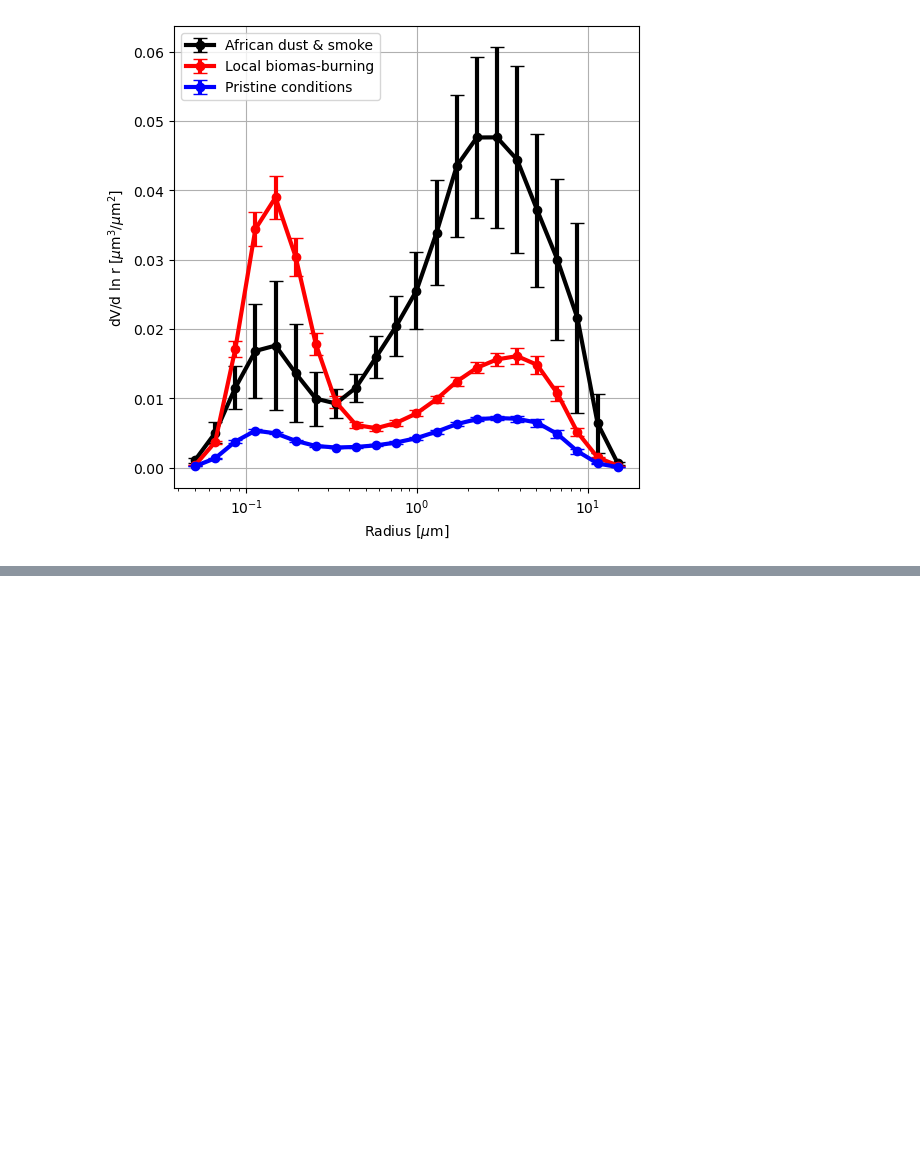
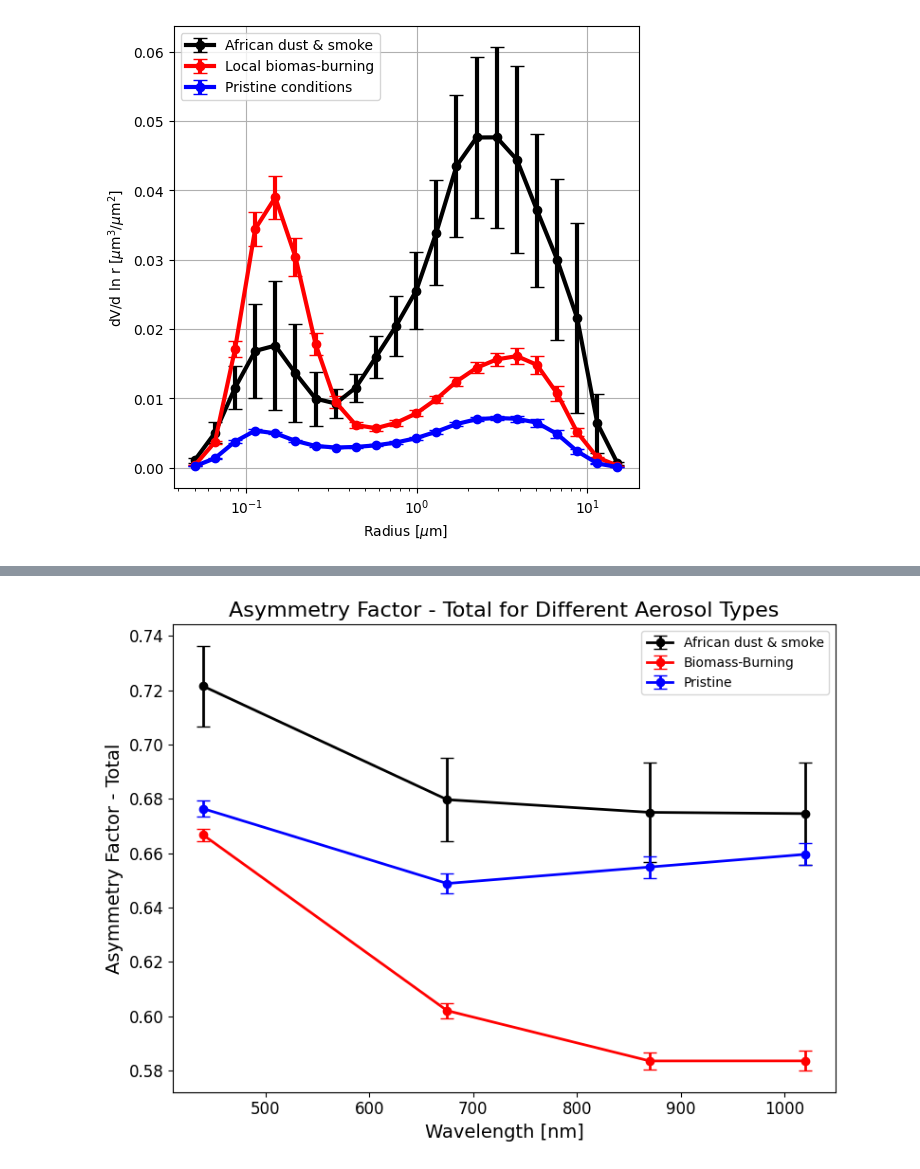
Before and after one commit to marcomac27/paper_AERONET_RI, a Jupyter notebook: Avaliacao_propriedades_AERONET.ipynb, the cells around one changed output, grey strips where cells are left out. Saved outputs shown, nothing was run; the diff lists cells and outputs as text; code cells hidden in the pictures; blank space fills up the shorter version.

```diff
--- a/Avaliacao_propriedades_AERONET.ipynb
+++ b/Avaliacao_propriedades_AERONET.ipynb
@@ -294,0 +394,47 @@ plt.show()
+# %%
+# Asymmetry Factor - Total calculations
+AF1 = [calculate_stats(df_selecionado['Asymmetry_Factor-Total[440nm]'])[0],
+       calculate_stats(df_selecionado['Asymmetry_Factor-Total[675nm]'])[0],
+       calculate_stats(df_selecionado['Asymmetry_Factor-Total[870nm]'])[0],
+       calculate_stats(df_selecionado['Asymmetry_Factor-Total[1020nm]'])[0]]
+AF1_E = [calculate_stats(df_selecionado['Asymmetry_Factor-Total[440nm]'])[1],
+         calculate_stats(df_selecionado['Asymmetry_Factor-Total[675nm]'])[1],
+         calculate_stats(df_selecionado['Asymmetry_Factor-Total[870nm]'])[1],
+         calculate_stats(df_selecionado['Asymmetry_Factor-Total[1020nm]'])[1]]
+
+AF2 = [calculate_stats(df_selecionado2['Asymmetry_Factor-Total[440nm]'])[0],
+       calculate_stats(df_selecionado2['Asymmetry_Factor-Total[675nm]'])[0],
+       calculate_stats(df_selecionado2['Asymmetry_Factor-Total[870nm]'])[0],
+       calculate_stats(df_selecionado2['Asymmetry_Factor-Total[1020nm]'])[0]]
+AF2_E = [calculate_stats(df_selecionado2['Asymmetry_Factor-Total[440nm]'])[1],
+         calculate_stats(df_selecionado2['Asymmetry_Factor-Total[675nm]'])[1],
+         calculate_stats(df_selecionado2['Asymmetry_Factor-Total[870nm]'])[1],
+         calculate_stats(df_selecionado2['Asymmetry_Factor-Total[1020nm]'])[1]]
+
+AF3 = [calculate_stats(df_selecionado3['Asymmetry_Factor-Total[440nm]'])[0],
+       calculate_stats(df_selecionado3['Asymmetry_Factor-Total[675nm]'])[0],
+       calculate_stats(df_selecionado3['Asymmetry_Factor-Total[870nm]'])[0],
+       calculate_stats(df_selecionado3['Asymmetry_Factor-Total[1020nm]'])[0]]
+AF3_E = [calculate_stats(df_selecionado3['Asymmetry_Factor-Total[440nm]'])[1],
+         calculate_stats(df_selecionado3['Asymmetry_Factor-Total[675nm]'])[1],
+         calculate_stats(df_selecionado3['Asymmetry_Factor-Total[870nm]'])[1],
+         calculate_stats(df_selecionado3['Asymmetry_Factor-Total[1020nm]'])[1]]
+
+# Plotting Asymmetry Factor - Total
+plt.figure(figsize=(8, 6))
+plt.errorbar(wavelengths, AF1, yerr=AF1_E, fmt='-o', color='black', label='African dust & smoke', linewidth=2, capsize=5)
+plt.errorbar(wavelengths, AF2, yerr=AF2_E, fmt='-o', color='red', label='Biomass-Burning', linewidth=2, capsize=5)
+plt.errorbar(wavelengths, AF3, yerr=AF3_E, fmt='-o', color='blue', label='Pristine', linewidth=2, capsize=5)
+
+# Adding labels and title
+plt.ylabel('Asymmetry Factor - Total', fontsize=14)
+plt.xlabel('Wavelength [nm]', fontsize=14)
+plt.title('Asymmetry Factor - Total for Different Aerosol Types', fontsize=16)
+plt.legend(fontsize=10)
+plt.tick_params(axis='both', which='major', labelsize=12)
+
+# Display the plot
+plt.tight_layout()
+plt.show()
+# %% [output]
+[figure, added]
```
Also changed, not shown: parts of 14 cells of this notebook.
